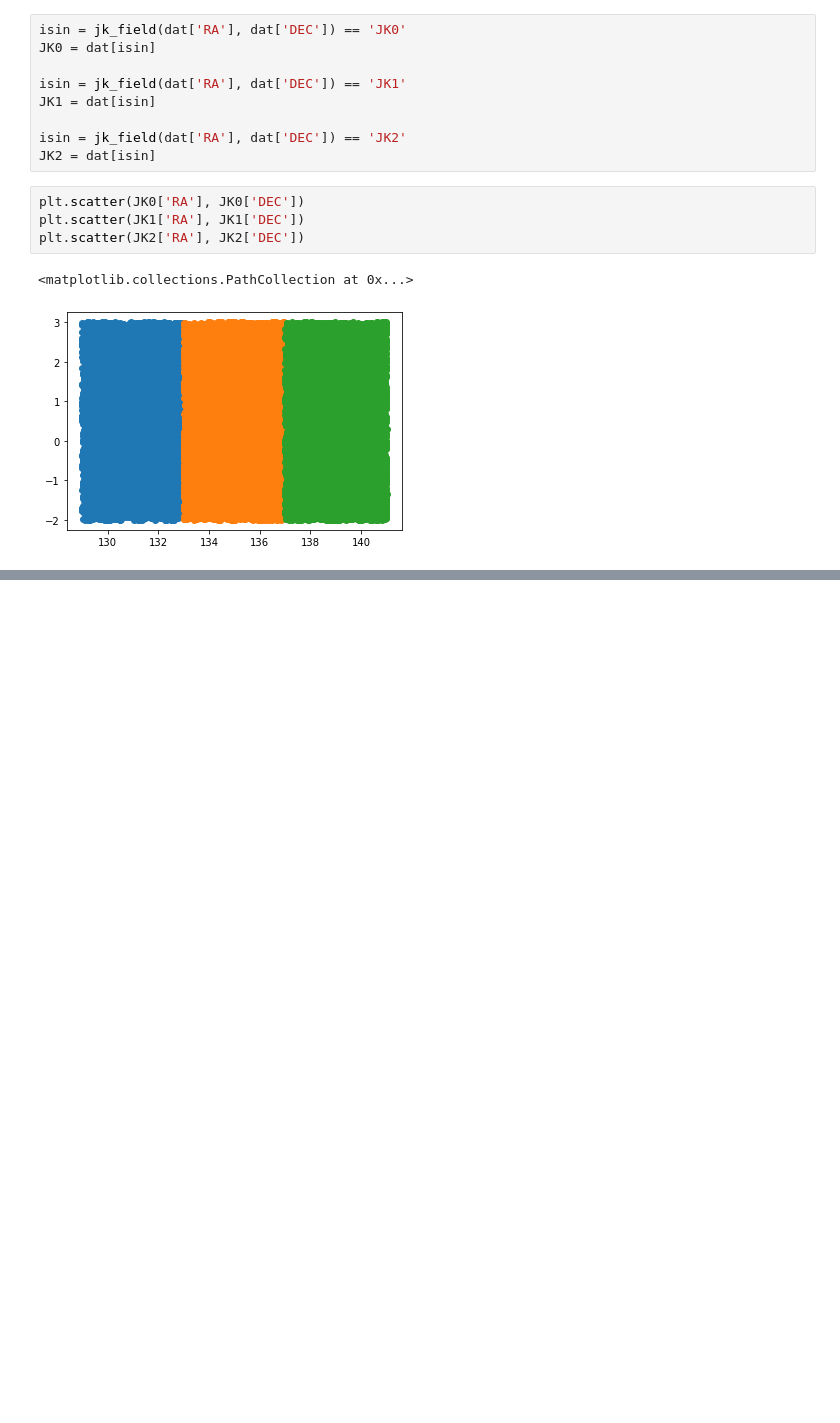
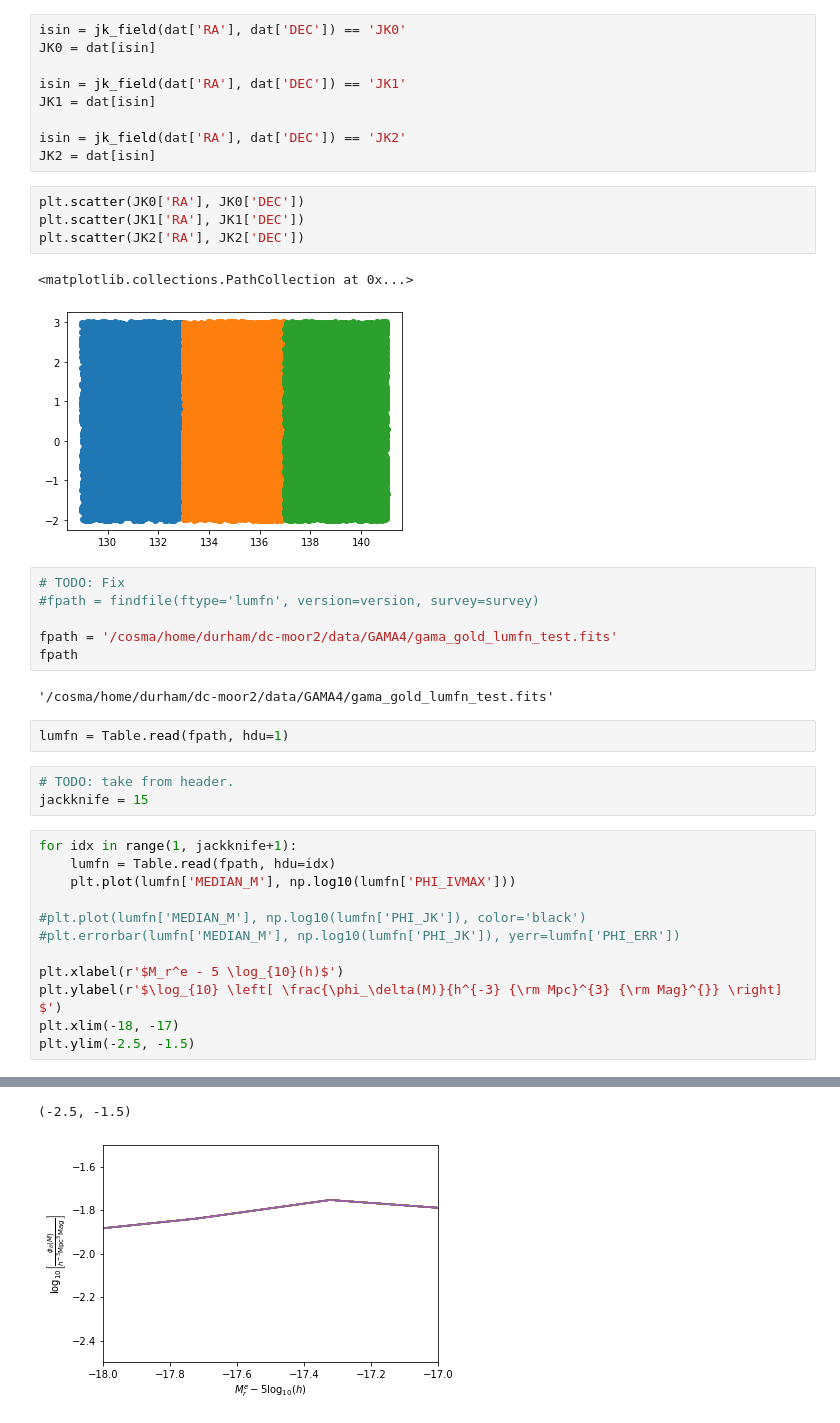
Before and after one commit to SgmAstro/DESI, a Jupyter notebook: docs/nb/jackknifeQA.ipynb, the cells around one changed output, grey strips where cells are left out. Drawn from its saved outputs; the diff is of its cells as text; blank space fills up the shorter version.

```diff
--- a/docs/nb/jackknifeQA.ipynb
+++ b/docs/nb/jackknifeQA.ipynb
@@ -58,3 +70,29 @@ plt.scatter(JK2['RA'], JK2['DEC'])
 # %% [output]
 <matplotlib.collections.PathCollection at 0x...>
 [figure]
+# %%
+# TODO: Fix
+#fpath = findfile(ftype='lumfn', version=version, survey=survey)
+
+fpath = '/cosma/home/durham/dc-moor2/data/GAMA4/gama_gold_lumfn_test.fits'
+fpath
+# %% [output]
+'/cosma/home/durham/dc-moor2/data/GAMA4/gama_gold_lumfn_test.fits'
+# %%
+lumfn = Table.read(fpath, hdu=1)
+# %%
+# TODO: take from header.
+jackknife = 15
+# %%
+for idx in range(1, jackknife+1):
+    lumfn = Table.read(fpath, hdu=idx)
+    plt.plot(lumfn['MEDIAN_M'], np.log10(lumfn['PHI_IVMAX']))
+
+#plt.plot(lumfn['MEDIAN_M'], np.log10(lumfn['PHI_JK']), color='black')
+#plt.errorbar(lumfn['MEDIAN_M'], np.log10(lumfn['PHI_JK']), yerr=lumfn['PHI_ERR'])
+
+plt.xlabel(r'$M_r^e - 5 \log_{10}(h)$')
+plt.ylabel(r'$\log_{10} \left[ \frac{\phi_\delta(M)}{h^{-3} {\rm Mpc}^{3} {\rm Mag}^{}} \right] $')
+plt.xlim(-18, -17)
+plt.ylim(-2.5, -1.5)
+# %% [output]
@@ -60,0 +113,2 @@ plt.scatter(JK2['RA'], JK2['DEC'])
+(-2.5, -1.5)
+[figure, added]
```
Also changed, not shown: parts of 7 cells of this notebook.
